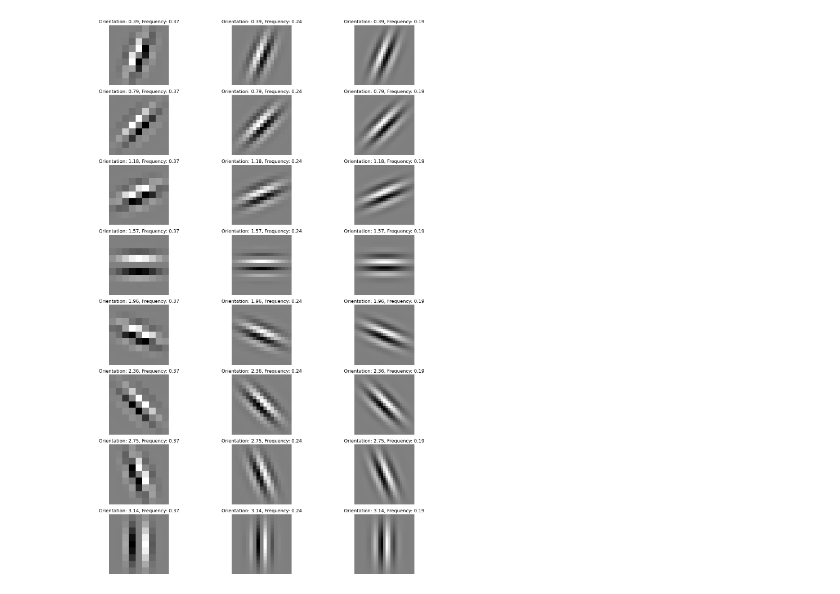
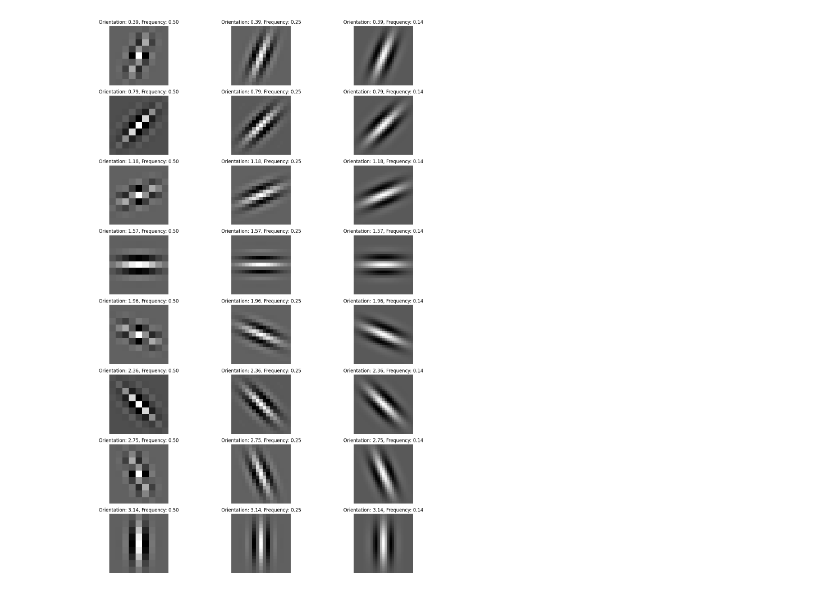
Before and after one commit to AhmedAbdelaal2001/Arabic-Font-Recognition, a Jupyter notebook: 2. Feature Selection & Extraction/Gabor.ipynb, the cells around one changed output. Cells and saved outputs as stored; diff of their text form; code cells hidden in the pictures.

Commit message:
Gabor Filters

```diff
--- a/2. Feature Selection & Extraction/Gabor.ipynb
+++ b/2. Feature Selection & Extraction/Gabor.ipynb
@@ -20,7 +20,6 @@ data = []
 
 # Loop through each folder and each image within the folder
 for folder in folders:
-    count = 0
     folder_path = os.path.join(base_path, folder)
     for filename in os.listdir(folder_path):
         if filename.endswith('.jpeg'):  # Correctly specify file type in comments and check
@@ -35,8 +34,7 @@ for folder in folders:
                     image_data = (image_data > 127).astype(np.uint8)  # Use uint8 for binary data
                     # Append the image data and label to the list
                     data.append((image_data, labels[folder]))
-                    count += 1
-                    if count == 100: break
+
             except Exception as e:
                 print(f"Failed to process {image_path}: {e}")
 
@@ -47,5 +45,5 @@ Total images loaded: 400
 # %%
-test_image = data[0][0]
+test_image = data[1013][0]
 plt.imshow(test_image, cmap='gray')
 # %% [output]
 <matplotlib.image.AxesImage at 0x...>
@@ -60,21 +58,25 @@ def build_gabor_filters(orientations, frequencies, sigmas):
 
             # Adjust the kernel size based on the new sigma
             kernel_size = int(8 * sigma) if int(8 * sigma) % 2 == 1 else int(8 * sigma) + 1  # Ensure kernel size is odd
-            kernel = cv2.getGaborKernel((kernel_size, kernel_size), sigma, theta, lamda, gamma, 0, ktype=cv2.CV_32F)
-            filters.append(kernel)
+            zero_kernel = cv2.getGaborKernel((kernel_size, kernel_size), sigma, theta, lamda, gamma, 0, ktype=cv2.CV_32F)
+            neg_kernel = cv2.getGaborKernel((kernel_size, kernel_size), sigma, theta, lamda, gamma, -np.pi/2, ktype=cv2.CV_32F)
+            filters.append([zero_kernel, neg_kernel])
     return filters
 
 
 def apply_gabor_filters(image, filters):
-    responses = []
-    for kernel in filters:
-        filtered = cv2.filter2D(image, cv2.CV_8U, kernel)  # Corrected data type for single-channel image
-        responses.append(filtered)
+    responses = np.zeros((len(filters), image.shape[0], image.shape[1]))
+    for i, kernels in enumerate(filters):
+        zero_kernel, neg_kernel = kernels[0], kernels[1]
+        zero_filtered = cv2.filter2D(image, cv2.CV_8U, zero_kernel)  # Corrected data type for single-channel image
+        neg_filtered = cv2.filter2D(image, cv2.CV_8U, neg_kernel)  # Corrected data type for single-channel image
+        E = np.sqrt(zero_filtered ** 2 + neg_filtered ** 2)
+        responses[i] = E
     return responses
 # %%
 # Define parameters
 orientations = [k * np.pi / 8 for k in range(1, 9)]
-frequencies = [1/2.7, 1/4.1, 1/5.4]
+frequencies = [1/2, 1/4, 1/7]
 sigmas = [1, 2, 3]  # Larger values compared to what might be typical for finer filters
 
 # Generate and apply Gabor filters
@@ -94,10 +96,12 @@ plt.show()
 # %%
 fig, ax = plt.subplots(8, 3, figsize=(15, 20))
 for i, filter in enumerate(gabor_filters):
-    ax[i // 3, i % 3].imshow(filter, cmap='gray')
+    zero_kernel, neg_kernel = filter[0], filter[1]
+    ax[i // 3, i % 3].imshow(zero_kernel, cmap='gray')
     ax[i // 3, i % 3].set_title(f"Orientation: {orientations[i//3]:.2f}, Frequency: {frequencies[i%3]:.2f}")
     ax[i // 3, i % 3].axis('off')
+
 plt.tight_layout()
 plt.show()
 # %% [output]
-[figure, old version]
+[figure, new version]
```
Also changed, not shown: parts of 15 cells of this notebook, 2 other files.
